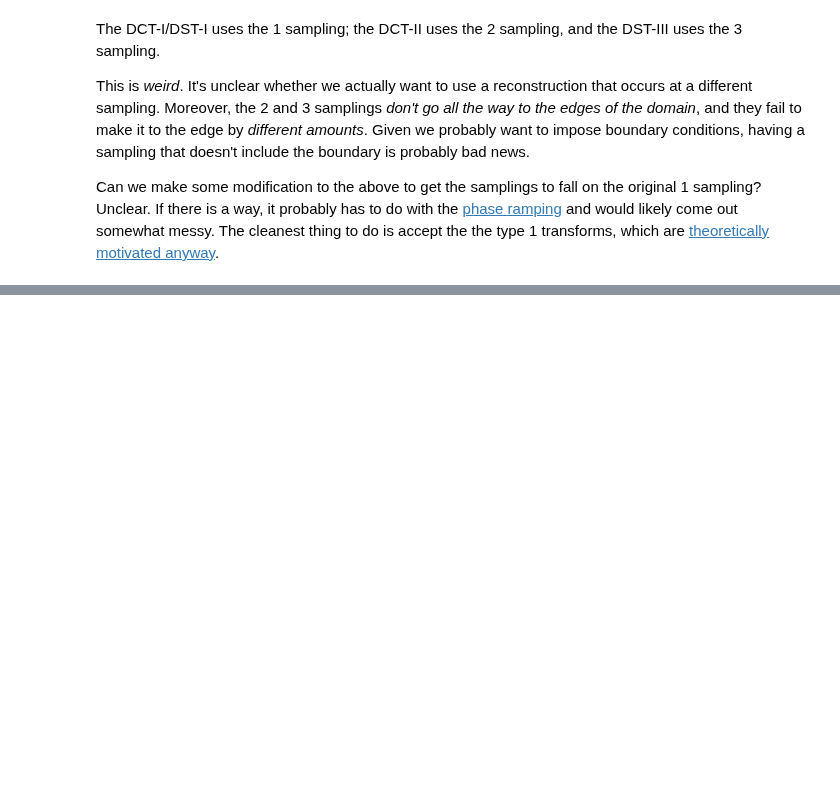
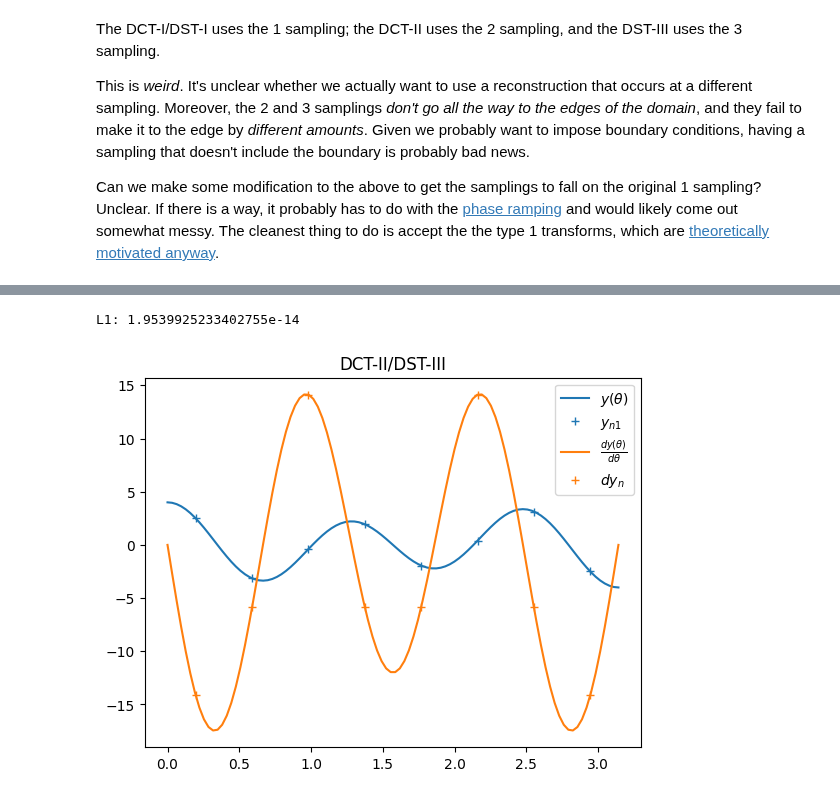
Before and after one commit to pavelkomarov/spectral-derivatives, a Jupyter notebook: notebooks/dct_types_extension_experiments.ipynb, the cells around one changed output, grey strips where cells are left out. Drawn from its saved outputs; the diff is of its cells as text; code cells hidden in the pictures; blank space fills up the shorter version.

```diff
--- a/notebooks/dct_types_extension_experiments.ipynb
+++ b/notebooks/dct_types_extension_experiments.ipynb
@@ -133,0 +148,22 @@ Can we make some modification to the above to get the samplings to fall on the o
+# %%
+Y_k = dct(y_n2, 2) # This time sample at the original points
+Y_p = -k * Y_k # j * (jk) * Y_k
+
+# shift to left
+Y_p[0:N] = Y_p[1:N+1]
+Y_p[N]=0
+
+dy_n = dst(Y_p, 3)/M
+
+print("L1:", np.max(np.abs(dy_n - dy(th_n2))))
+
+pyplot.plot(th, y(th), label=r"$y(\theta)$")
+pyplot.plot(th_n2, y_n2, 'C0+', label=r"$y_{n1}$")
+pyplot.plot(th, dy(th), label=r"$\frac{dy(\theta)}{d\theta}$")
+pyplot.plot(th_n2, dy_n, 'C1+', label=r"$dy_{n}$")
+pyplot.title("DCT-II/DST-III")
+pyplot.legend()
+pyplot.show()
+# %% [output]
+L1: 1.9539925233402755e-14
+[figure, added]
```
Also changed, not shown: parts of 7 cells of this notebook, 1 other file.
